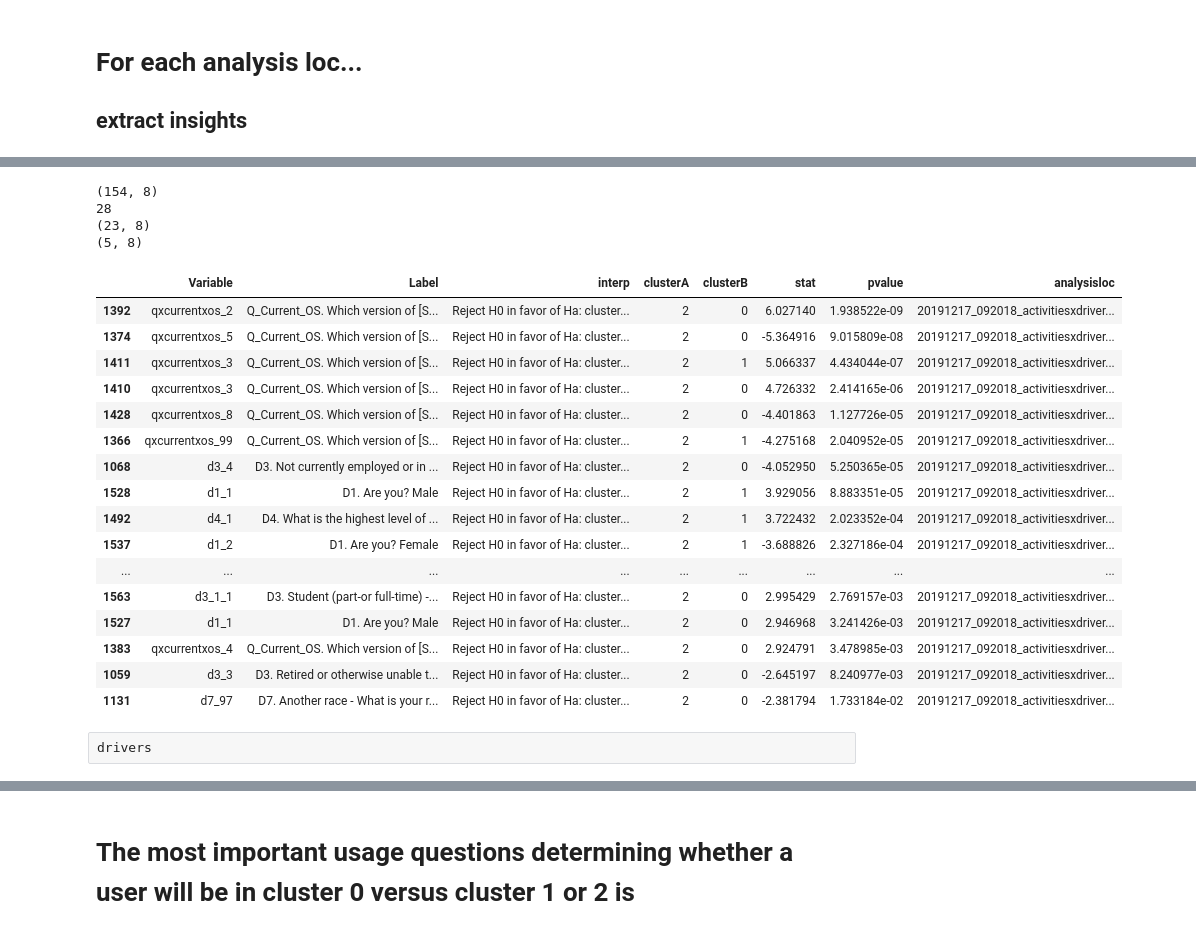
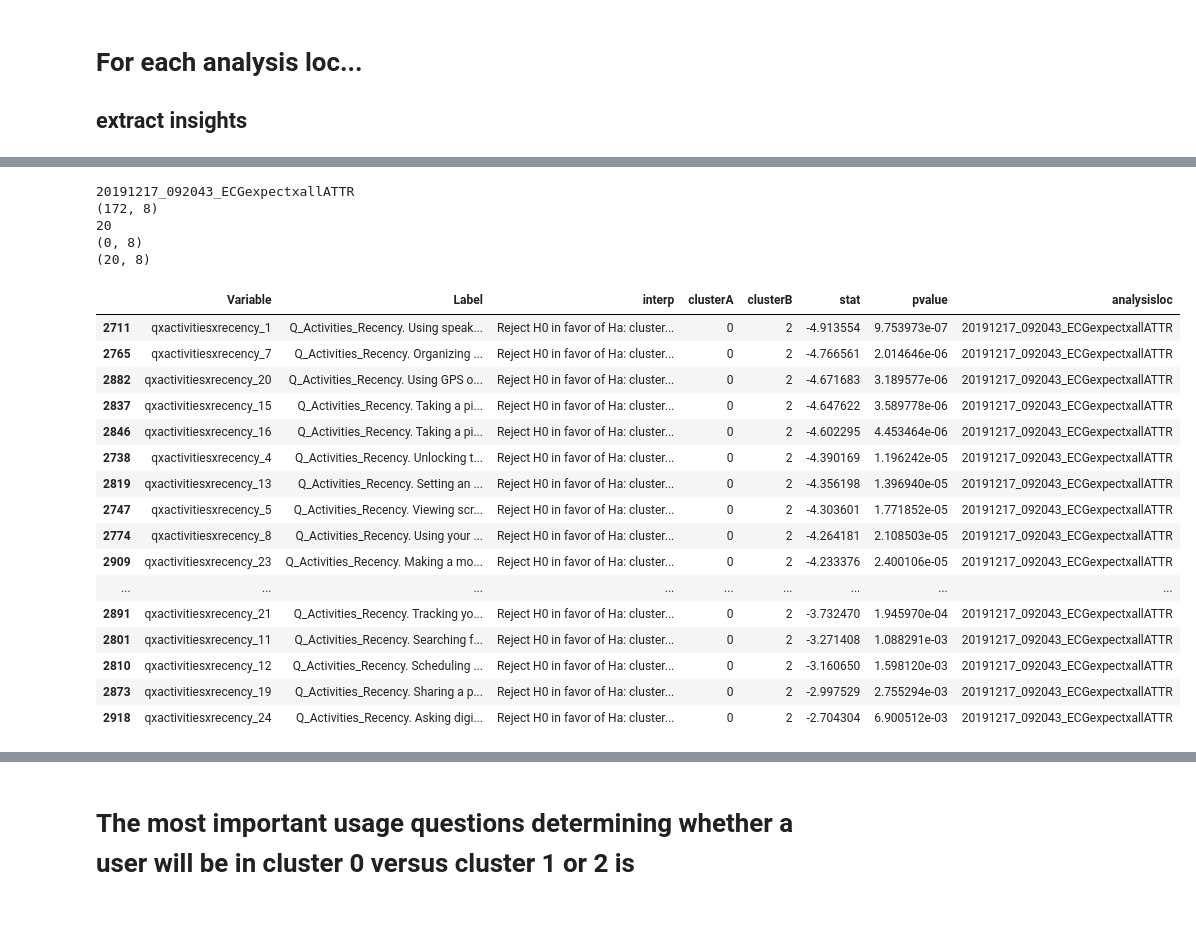
Before and after one commit to liouviaglou/UXi, a Jupyter notebook: notebooks/User Segmentation script result analysis-xallATTR.ipynb, the cells around one changed output, grey strips where cells are left out. Saved outputs shown, nothing was run; the diff lists cells and outputs as text; code cells hidden in the pictures.

```diff
--- a/notebooks/User Segmentation script result analysis-xallATTR.ipynb
+++ b/notebooks/User Segmentation script result analysis-xallATTR.ipynb
@@ -212,38 +198,39 @@ vimi_frame.head()
 # %%
-loc_str = 'drivers'
+loc_str = '20191217_092043_ECGexpectxallATTR'
 aloc = vimi_frame.analysisloc[vimi_frame.analysisloc.str.contains(loc_str)].unique()[0]
+print (aloc)
 zclust_sub = frame_Accept005[(frame_Accept005.analysisloc==aloc)].sort_values(['clusterA','pvalue'])
 print(zclust_sub.shape)
-zclust_sub = zclust_sub[zclust_sub.clusterA==2]
+
+zclust_sub = zclust_sub[(zclust_sub.clusterA==0)&(zclust_sub.clusterB==2)]
 print(zclust_sub.Variable.str.contains('recency').sum())
 print(zclust_sub[zclust_sub.Variable.str.contains('recency')][zclust_sub.stat>0].shape)
 print(zclust_sub[zclust_sub.Variable.str.contains('recency')][zclust_sub.stat<0].shape)
 # zclust_sub[zclust_sub.Variable.str.contains('recency')]
 # print(zclust_sub[zclust_sub.Variable.str.contains('recency')][zclust_sub.stat0].Label)
 # print()
 # print(zclust_sub[zclust_sub.Variable.str.contains('recency')][zclust_sub.stat<0].Label)
-zclust_sub[~zclust_sub.Variable.str.contains('recency')]
+zclust_sub[zclust_sub.Variable.str.contains('recency')]
 # %% [output]
-(154, 8)
-28
-(23, 8)
-(5, 8)
+20191217_092043_ECGexpectxallATTR
+(172, 8)
+20
+(0, 8)
+(20, 8)
 |  | Variable | Label | interp | clusterA | clusterB | stat | pvalue | analysisloc |
-| 1392 | qxcurrentxos_2 | Q_Current_OS. Which version of [S... | Reject H0 in favor of Ha: cluster... | 2 | 0 | 6.027140 | 1.938522e-09 | 20191217_092018_activitiesxdriver... |
-| 1374 | qxcurrentxos_5 | Q_Current_OS. Which version of [S... | Reject H0 in favor of Ha: cluster... | 2 | 0 | -5.364916 | 9.015809e-08 | 20191217_092018_activitiesxdriver... |
-| 1411 | qxcurrentxos_3 | Q_Current_OS. Which version of [S... | Reject H0 in favor of Ha: cluster... | 2 | 1 | 5.066337 | 4.434044e-07 | 20191217_092018_activitiesxdriver... |
-| 1410 | qxcurrentxos_3 | Q_Current_OS. Which version of [S... | Reject H0 in favor of Ha: cluster... | 2 | 0 | 4.726332 | 2.414165e-06 | 20191217_092018_activitiesxdriver... |
-| 1428 | qxcurrentxos_8 | Q_Current_OS. Which version of [S... | Reject H0 in favor of Ha: cluster... | 2 | 0 | -4.401863 | 1.127726e-05 | 20191217_092018_activitiesxdriver... |
-| 1366 | qxcurrentxos_99 | Q_Current_OS. Which version of [S... | Reject H0 in favor of Ha: cluster... | 2 | 1 | -4.275168 | 2.040952e-05 | 20191217_092018_activitiesxdriver... |
-| 1068 | d3_4 | D3. Not currently employed or in ... | Reject H0 in favor of Ha: cluster... | 2 | 0 | -4.052950 | 5.250365e-05 | 20191217_092018_activitiesxdriver... |
-| 1528 | d1_1 | D1. Are you? Male | Reject H0 in favor of Ha: cluster... | 2 | 1 | 3.929056 | 8.883351e-05 | 20191217_092018_activitiesxdriver... |
-| 1492 | d4_1 | D4. What is the highest level of ... | Reject H0 in favor of Ha: cluster... | 2 | 1 | 3.722432 | 2.023352e-04 | 20191217_092018_activitiesxdriver... |
-| 1537 | d1_2 | D1. Are you? Female | Reject H0 in favor of Ha: cluster... | 2 | 1 | -3.688826 | 2.327186e-04 | 20191217_092018_activitiesxdriver... |
+| 2711 | qxactivitiesxrecency_1 | Q_Activities_Recency. Using speak... | Reject H0 in favor of Ha: cluster... | 0 | 2 | -4.913554 | 9.753973e-07 | 20191217_092043_ECGexpectxallATTR |
+| 2765 | qxactivitiesxrecency_7 | Q_Activities_Recency. Organizing ... | Reject H0 in favor of Ha: cluster... | 0 | 2 | -4.766561 | 2.014646e-06 | 20191217_092043_ECGexpectxallATTR |
+| 2882 | qxactivitiesxrecency_20 | Q_Activities_Recency. Using GPS o... | Reject H0 in favor of Ha: cluster... | 0 | 2 | -4.671683 | 3.189577e-06 | 20191217_092043_ECGexpectxallATTR |
+| 2837 | qxactivitiesxrecency_15 | Q_Activities_Recency. Taking a pi... | Reject H0 in favor of Ha: cluster... | 0 | 2 | -4.647622 | 3.589778e-06 | 20191217_092043_ECGexpectxallATTR |
+| 2846 | qxactivitiesxrecency_16 | Q_Activities_Recency. Taking a pi... | Reject H0 in favor of Ha: cluster... | 0 | 2 | -4.602295 | 4.453464e-06 | 20191217_092043_ECGexpectxallATTR |
+| 2738 | qxactivitiesxrecency_4 | Q_Activities_Recency. Unlocking t... | Reject H0 in favor of Ha: cluster... | 0 | 2 | -4.390169 | 1.196242e-05 | 20191217_092043_ECGexpectxallATTR |
+| 2819 | qxactivitiesxrecency_13 | Q_Activities_Recency. Setting an ... | Reject H0 in favor of Ha: cluster... | 0 | 2 | -4.356198 | 1.396940e-05 | 20191217_092043_ECGexpectxallATTR |
+| 2747 | qxactivitiesxrecency_5 | Q_Activities_Recency. Viewing scr... | Reject H0 in favor of Ha: cluster... | 0 | 2 | -4.303601 | 1.771852e-05 | 20191217_092043_ECGexpectxallATTR |
+| 2774 | qxactivitiesxrecency_8 | Q_Activities_Recency. Using your ... | Reject H0 in favor of Ha: cluster... | 0 | 2 | -4.264181 | 2.108503e-05 | 20191217_092043_ECGexpectxallATTR |
+| 2909 | qxactivitiesxrecency_23 | Q_Activities_Recency. Making a mo... | Reject H0 in favor of Ha: cluster... | 0 | 2 | -4.233376 | 2.400106e-05 | 20191217_092043_ECGexpectxallATTR |
 | ... | ... | ... | ... | ... | ... | ... | ... | ... |
-| 1563 | d3_1_1 | D3. Student (part-or full-time) -... | Reject H0 in favor of Ha: cluster... | 2 | 0 | 2.995429 | 2.769157e-03 | 20191217_092018_activitiesxdriver... |
-| 1527 | d1_1 | D1. Are you? Male | Reject H0 in favor of Ha: cluster... | 2 | 0 | 2.946968 | 3.241426e-03 | 20191217_092018_activitiesxdriver... |
-| 1383 | qxcurrentxos_4 | Q_Current_OS. Which version of [S... | Reject H0 in favor of Ha: cluster... | 2 | 0 | 2.924791 | 3.478985e-03 | 20191217_092018_activitiesxdriver... |
-| 1059 | d3_3 | D3. Retired or otherwise unable t... | Reject H0 in favor of Ha: cluster... | 2 | 0 | -2.645197 | 8.240977e-03 | 20191217_092018_activitiesxdriver... |
-| 1131 | d7_97 | D7. Another race - What is your r... | Reject H0 in favor of Ha: cluster... | 2 | 0 | -2.381794 | 1.733184e-02 | 20191217_092018_activitiesxdriver... |
+| 2891 | qxactivitiesxrecency_21 | Q_Activities_Recency. Tracking yo... | Reject H0 in favor of Ha: cluster... | 0 | 2 | -3.732470 | 1.945970e-04 | 20191217_092043_ECGexpectxallATTR |
+| 2801 | qxactivitiesxrecency_11 | Q_Activities_Recency. Searching f... | Reject H0 in favor of Ha: cluster... | 0 | 2 | -3.271408 | 1.088291e-03 | 20191217_092043_ECGexpectxallATTR |
+| 2810 | qxactivitiesxrecency_12 | Q_Activities_Recency. Scheduling ... | Reject H0 in favor of Ha: cluster... | 0 | 2 | -3.160650 | 1.598120e-03 | 20191217_092043_ECGexpectxallATTR |
+| 2873 | qxactivitiesxrecency_19 | Q_Activities_Recency. Sharing a p... | Reject H0 in favor of Ha: cluster... | 0 | 2 | -2.997529 | 2.755294e-03 | 20191217_092043_ECGexpectxallATTR |
+| 2918 | qxactivitiesxrecency_24 | Q_Activities_Recency. Asking digi... | Reject H0 in favor of Ha: cluster... | 0 | 2 | -2.704304 | 6.900512e-03 | 20191217_092043_ECGexpectxallATTR |
-# %% [raw]
-drivers
```
Also changed, not shown: parts of 8 cells of this notebook, 8 other files.
